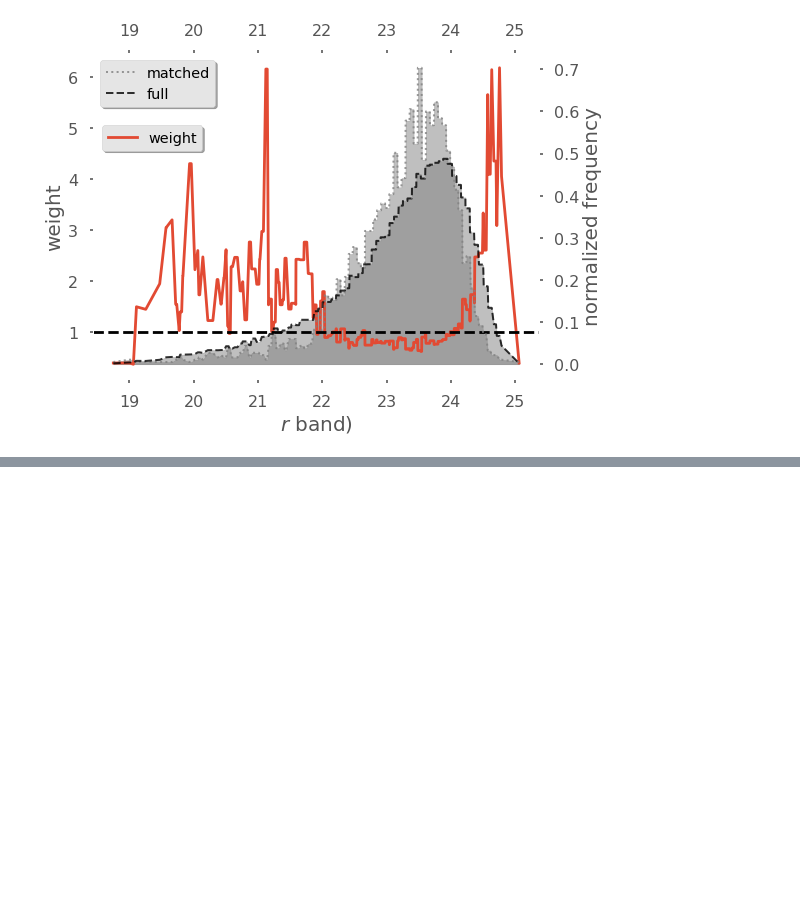
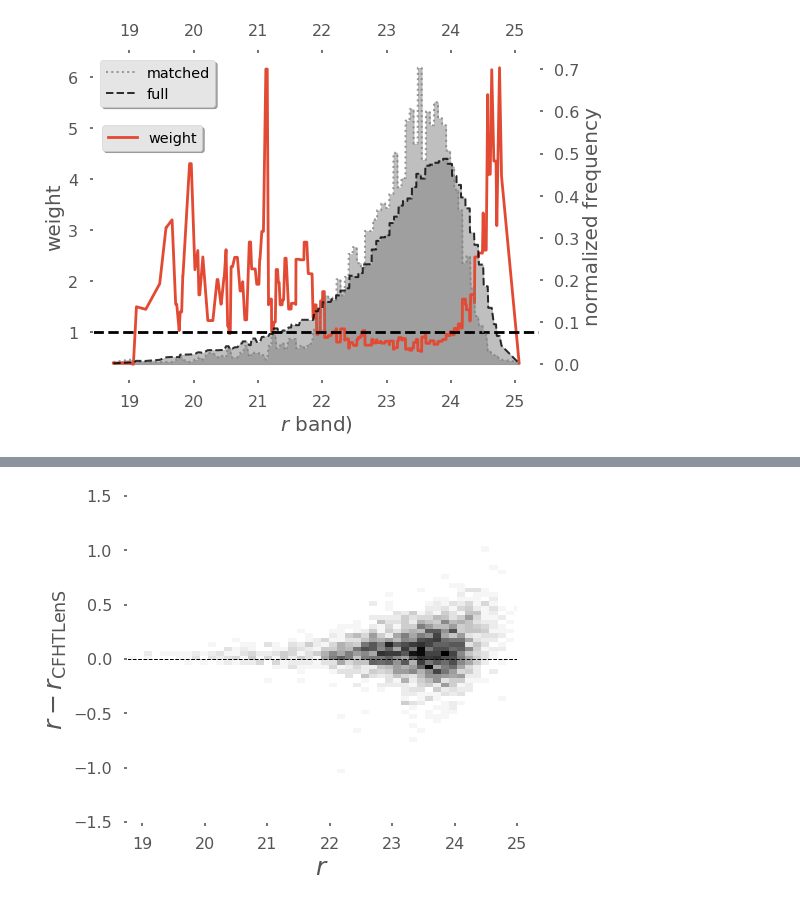
Before and after one commit to martinkilbinger/shapepipe_photoz, a Jupyter notebook: plot_cat.ipynb, the cells around one changed output, grey strips where cells are left out. Cells and saved outputs as stored; diff of their text form; code cells hidden in the pictures; blank space fills up the shorter version.

```diff
--- a/plot_cat.ipynb
+++ b/plot_cat.ipynb
@@ -315,37 +136,34 @@ plt.show()
 # %%
-path = os.getcwd() + '/'
+CFHT_CFIS = pd.read_csv('R_CFHT_vs_CFIS.csv')
+CFHT_CFIS = CFHT_CFIS.dropna()
 
-RF = pd.read_csv(path + 'output/ps3pi_cfis/CFIS_matched_deep_2_3_catalog_R/files/ML/' + 'RF_Opt_prediction_CFIS_matched_deep_2_3_catalog_R' + '.csv')
-LePhare = pd.read_csv(path + 'output/ps3pi_cfis/CFIS_matched_deep_2_3_catalog_R/files/ML/' + 'LePhare_z_spec_zphot_med-cfht-cfisr_giruz' + '.csv')
-
-y_pred = LePhare.iloc[:, 1].values
-y_test = LePhare.iloc[:, 0].values
+MAG_r = CFHT_CFIS['MAG_r'].values
+MAG_AUTO_R = CFHT_CFIS['MAG_AUTO_R'].values
 
 lim = 1.5
-
 
 fig =plt.figure(figsize=(7,6), tight_layout=False)
 
 ax = fig.add_subplot(111)
 ax.set_facecolor('white')
 ax.grid(True, color='grey', lw=0.5)
-ax.set_xlabel(r'$\mathrm{z}_{\mathrm{spec}}$', size=25)
-ax.set_ylabel(r'$\mathrm{z}_{\mathrm{phot}}$', size=25)
+ax.set_ylabel('$r - r_\\mathrm{{CFHTLenS}}$', size=25)
+ax.set_xlabel('$r$', size=25)
+dr = MAG_r - MAG_AUTO_R
 
-im = ax.hist2d([float(y) for y in y_test], [float(y) for y in y_pred], bins=(50, 50), cmap='gist_yarg')
-ax.set_xlim([0, lim])
-ax.set_ylim([0, lim])
+im = ax.hist2d(MAG_r, dr, bins=(50, 50), cmap='gist_yarg')
+ax.set_xlim([np.amin(MAG_AUTO_R), 25])
+ax.set_ylim([-1.5, 1.5])
 
-cbar = fig.colorbar(im[3])
-
-sigma, outlier_rate = sigma_eta(y_test, y_pred)
-
-ax.text(0.1,lim-0.2,r'$\sigma = {:.2f}$'.format(sigma)+'\n'+r'$\eta = {:.0f}$ %'.format(outlier_rate*100), size=20,va="baseline", ha="left", multialignment="left")
+#cbar = fig.colorbar(im[3])
 
 
-x = np.linspace(0, 3.5, 1000)
-ax.plot(x,x, linewidth=1, color='k', linestyle='--')
+x = np.linspace(0, 25, 1000)
+ax.plot([0, 25], [0, 0], linewidth=1, color='k', linestyle='--')
+#ax.set_aspect('equal', 'box')
 
 
-plt.savefig(path + 'output/ps3pi_cfis/CFIS_matched_deep_2_3_catalog_R/figures/' +'LePhare_prediction_CFIS_matched_deep_2_3_catalog_R' +'.pdf', bbox_inches='tight', transparent=True)
+plt.savefig('R_CFHT_vs_R_CFIS.pdf', bbox_inches='tight', transparent=True)
 plt.show()
+# %% [output]
+[figure, added]
```
Also changed, not shown: parts of 5 cells of this notebook, 2 other files.
